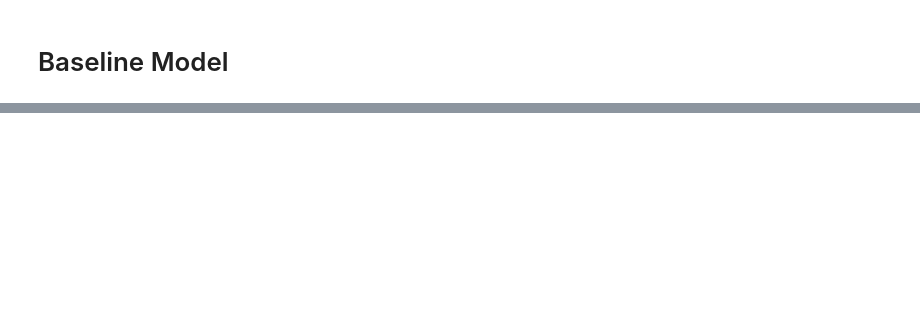
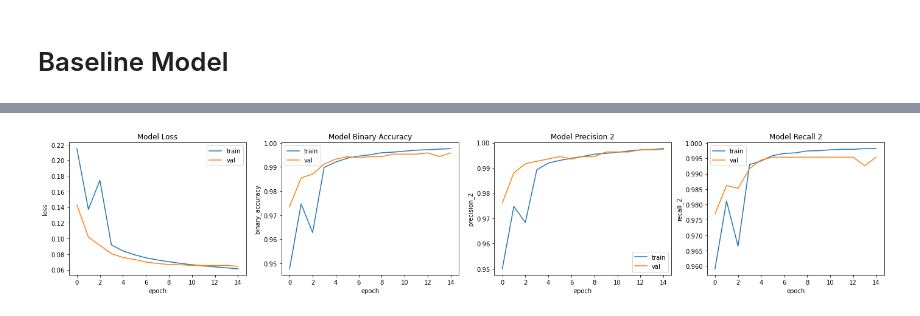
Before and after one commit to RolandSherwin/MultiplePooling-and-AutoencoderClassifierHybrid, a Jupyter notebook: 01-multiple-pooling.ipynb, the cells around one changed output, grey strips where cells are left out. Cells and saved outputs as stored; diff of their text form; code cells hidden in the pictures; blank space fills up the shorter version.

Commit message:
Multiple Pooling Working

```diff
--- a/01-multiple-pooling.ipynb
+++ b/01-multiple-pooling.ipynb
@@ -184,0 +198,33 @@ for batch_img, batch_label in test_ds.take(1):
+# %%
+optimal_pooling = keras.models.Sequential([
+    # layer 1
+    keras.layers.Conv2D(filters=32, kernel_size=8, strides=3, kernel_regularizer=keras.regularizers.l2(), input_shape=IMAGE_SIZE_3),
+    keras.layers.MaxPool2D(pool_size=6, strides=3),
+    keras.layers.Activation('relu'),
+
+    # layer 2
+    keras.layers.Conv2D(filters=64, kernel_size=4),
+    keras.layers.MaxPool2D(pool_size=4, strides=3),
+    keras.layers.Activation('relu'),
+
+    # layer 3
+    keras.layers.Flatten(),
+    keras.layers.Dense(units=128, activation='relu'),
+
+    # layer 4
+    keras.layers.Dense(units=64, activation='relu'),
+
+    # layer 5
+    keras.layers.Dense(units=1, activation='sigmoid')
+])
+# %%
+optimal_pooling.compile(
+    loss=keras.losses.BinaryCrossentropy(from_logits=False),
+    optimizer=keras.optimizers.SGD(learning_rate=0.001),
+    metrics=[
+        keras.metrics.BinaryAccuracy(),
+        keras.metrics.Precision(),
+        keras.metrics.Recall(),
+    ]
+)
+optimal_pooling_history = optimal_pooling.fit(train_ds, epochs=15, validation_data=validation_ds)
@@ -184,0 +249,7 @@ for batch_img, batch_label in test_ds.take(1):
+# %%
+np.save("./models/optimal_pooling_history.npy", optimal_pooling_history.history)
+# baseline_history = np.load("./models/baseline_history.npy", allow_pickle='TRUE').item()
+optimal_pooling_plot = HistoryPlotter(history=optimal_pooling_history.history)
+optimal_pooling_plot.all(row_col=[1,0])
+# %% [output]
+[figure, added]
```
Also changed, not shown: parts of 20 cells of this notebook, 3 other files.
